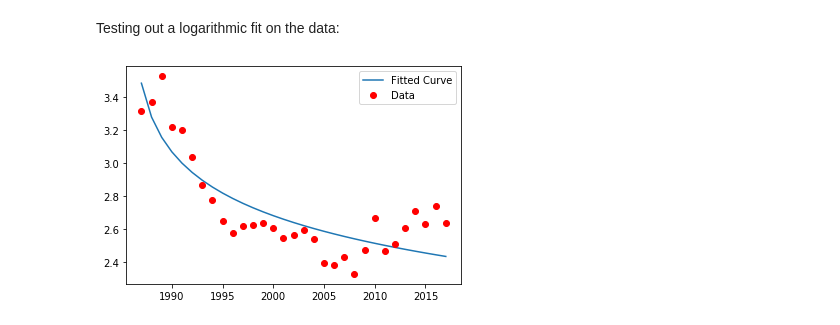
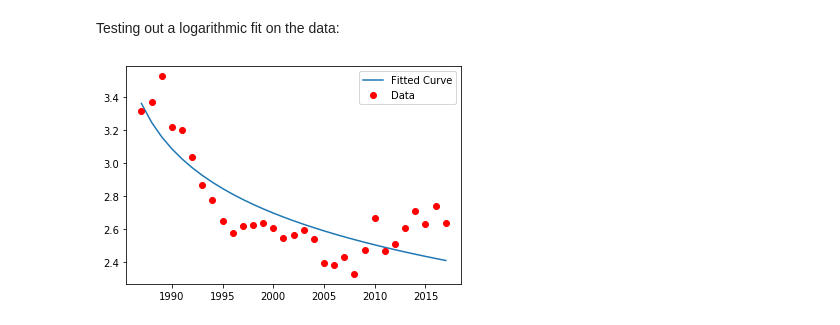
Before and after one commit to sysani/save-the-bees, a Jupyter notebook: plot.ipynb, the cells around one changed output. Drawn from its saved outputs; the diff is of its cells as text; code cells hidden in the pictures.

Commit message:
fixed warning on logarithmic plot

```diff
--- a/plot.ipynb
+++ b/plot.ipynb
@@ -108,13 +117,14 @@ plt.show()
 # %% [markdown]
 Testing out a logarithmic fit on the data:
 # %%
-def func(x, b, a=0.6, c=3.316):
-    return -a * (np.log(x - b)) + c
+def logfit(x, a, b, c):
+    return a * np.log(x-b) + c
 
-popt, pcov = curve_fit(func, x, y)
-plt.plot(x, func(x, *popt), label="Fitted Curve")
+popt, pcov = curve_fit(logfit, x, y, bounds=([-0.5, 1, -0.5],[1,1984,4]))
+plt.plot(x, logfit(x, *popt), label="Fitted Curve")
+
 plt.plot(x, y, 'ro', label="Data")
 plt.legend(loc='upper right')
 plt.show()
 # %% [output]
-[figure, old version]
+[figure, new version]
```
Also changed, not shown: parts of 2 cells of this notebook.
